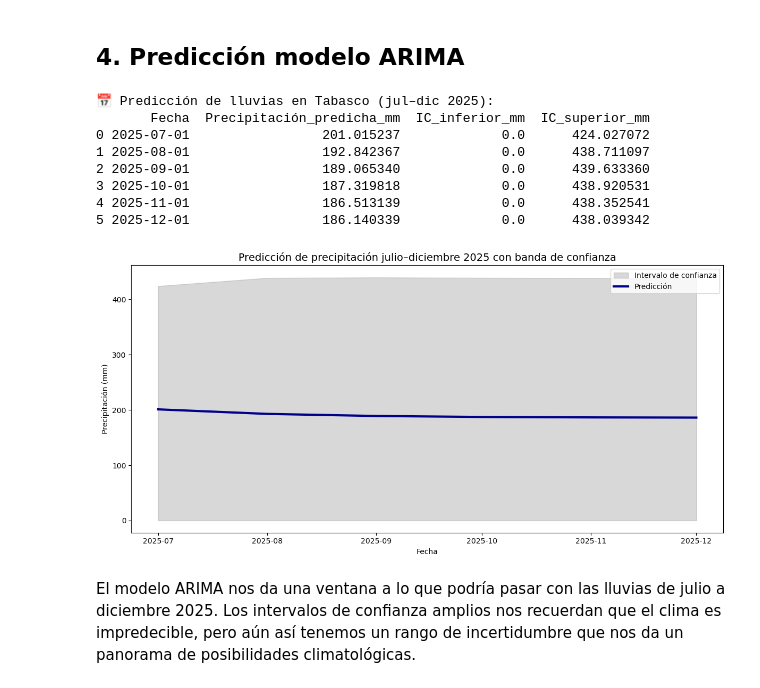
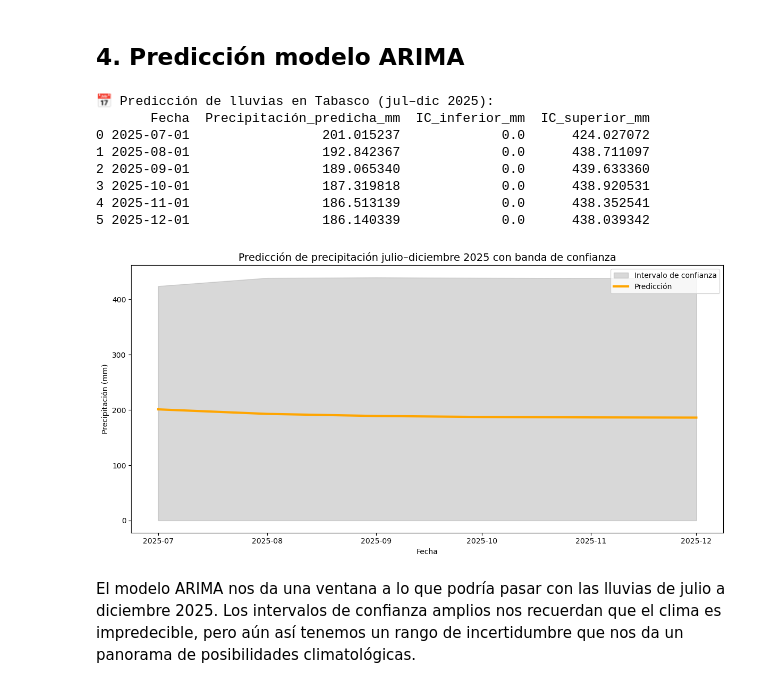
Before and after one commit to JesusTenorio04/lluvias_tabasco_2025_project, a Jupyter notebook: notebook/lluvias_tabasco2025_project.ipynb, the cells around one changed output. Drawn from its saved outputs; the diff is of its cells as text; code cells hidden in the pictures.

```diff
--- a/notebook/lluvias_tabasco2025_project.ipynb
+++ b/notebook/lluvias_tabasco2025_project.ipynb
@@ -239,35 +239,35 @@ plt.fill_between(
     df_pred["IC_superior_mm"],
     color="gray",
     alpha=0.3,
     label="Intervalo de confianza"
 )
 
 # Línea de predicción
 plt.plot(
     df_pred["Fecha"],
     df_pred["Precipitación_predicha_mm"],
-    color="darkblue",
+    color="orange",
     linewidth=3,
     label="Predicción"
 )
 
 # Ajustes estéticos
 plt.title("Predicción de precipitación julio–diciembre 2025 con banda de confianza", fontsize=14)
 plt.xlabel("Fecha")
 plt.ylabel("Precipitación (mm)")
 plt.legend(loc="upper right")
 plt.tight_layout()
 plt.show()
 # %% [output]
 📅 Predicción de lluvias en Tabasco (jul–dic 2025):
        Fecha  Precipitación_predicha_mm  IC_inferior_mm  IC_superior_mm
 0 2025-07-01                 201.015237             0.0      424.027072
 1 2025-08-01                 192.842367             0.0      438.711097
 2 2025-09-01                 189.065340             0.0      439.633360
 3 2025-10-01                 187.319818             0.0      438.920531
 4 2025-11-01                 186.513139             0.0      438.352541
 5 2025-12-01                 186.140339             0.0      438.039342
-[figure, old version]
+[figure, new version]
 # %% [markdown]
 El modelo ARIMA nos da una ventana a lo que podría pasar con las lluvias de julio a diciembre 2025. Los intervalos de confianza amplios nos recuerdan que el clima es impredecible, pero aún así tenemos un rango de incertidumbre que nos da un panorama de posibilidades climatológicas.
 # %% [markdown]
```
